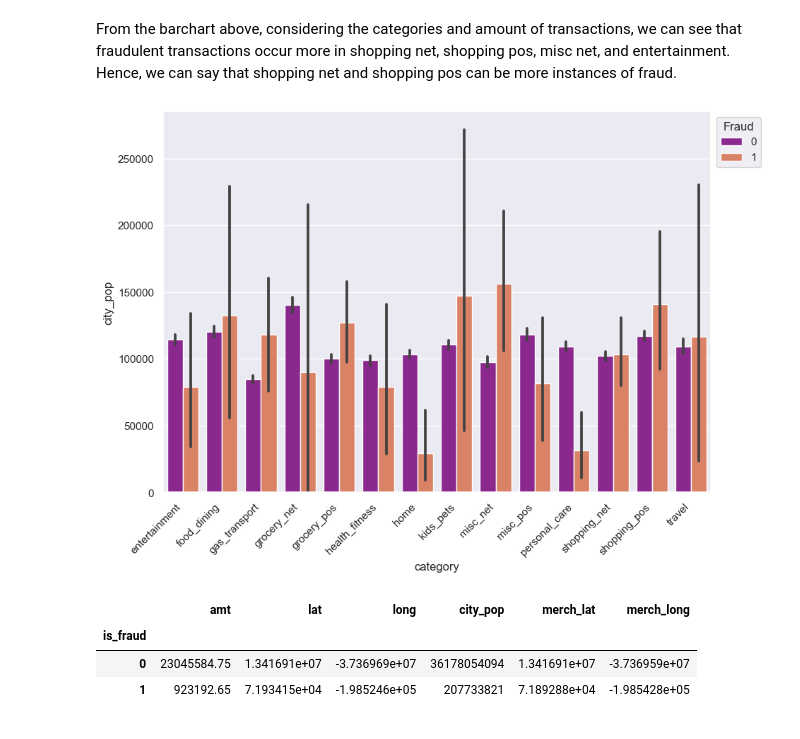
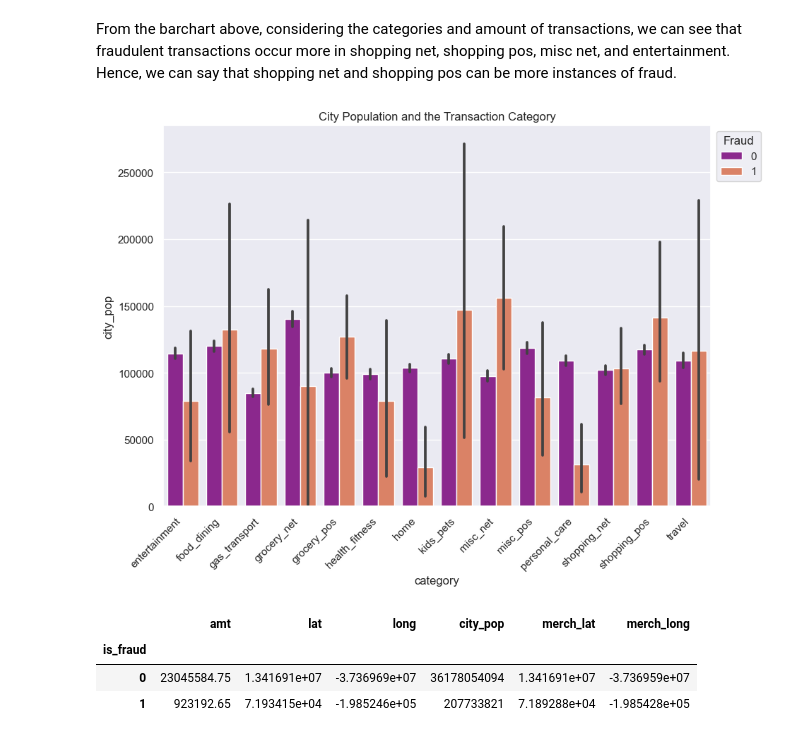
Before and after one commit to bmartech/projects, a Jupyter notebook: CreditCardAnalysis.ipynb, the cells around one changed output. Cells and saved outputs as stored; diff of their text form; code cells hidden in the pictures.

```diff
--- a/CreditCardAnalysis.ipynb
+++ b/CreditCardAnalysis.ipynb
@@ -13,7 +13,7 @@ import datetime as dt
 
 %matplotlib inline
 
-data = pd.read_csv('credit_card_fraud.csv')
+data = pd.read_csv(r'C:\Users\Martosoft\Desktop\DataSet\credit card fraud\credit_card_fraud.csv')
 # %%
 # having an overview of the data set
 
@@ -164,12 +164,13 @@ From the barchart above, considering the categories and amount of transactions,
 # %%
 # Setting the plot size (width, height) in inches
 sns.set(rc= {'figure.figsize' : (10, 7)})
 
 sns.barplot(data= data, x= 'category', y= 'city_pop', hue= 'is_fraud', palette = 'plasma')
 plt.xticks(rotation = 45, ha = 'right')
 
 # moving the legend outside the chart
 plt.legend(loc= 'upper left', bbox_to_anchor= (1,1), title= 'Fraud')
+plt.title('City Population and the Transaction Category')
 plt.show()
 # %% [output]
-[figure, old version]
+[figure, new version]
```
Also changed, not shown: parts of 6 cells of this notebook, 3 other files.
